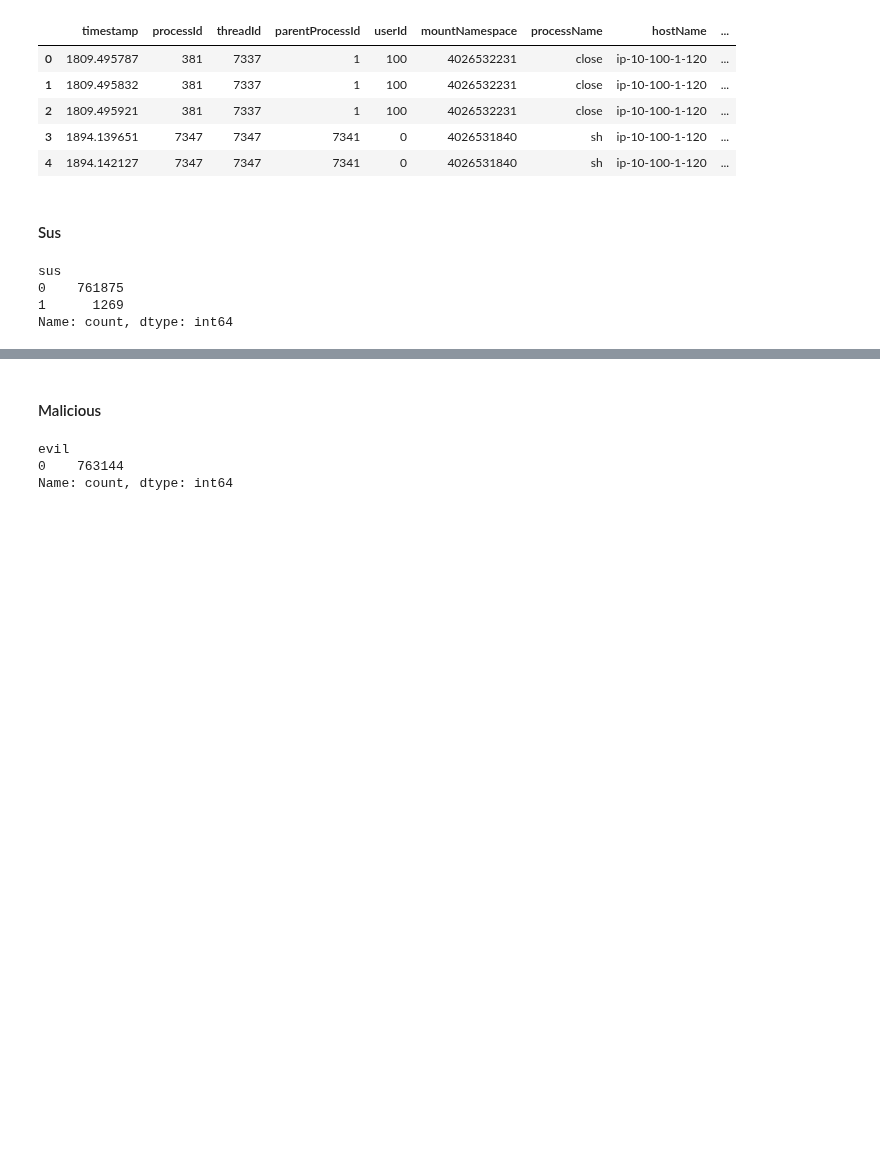
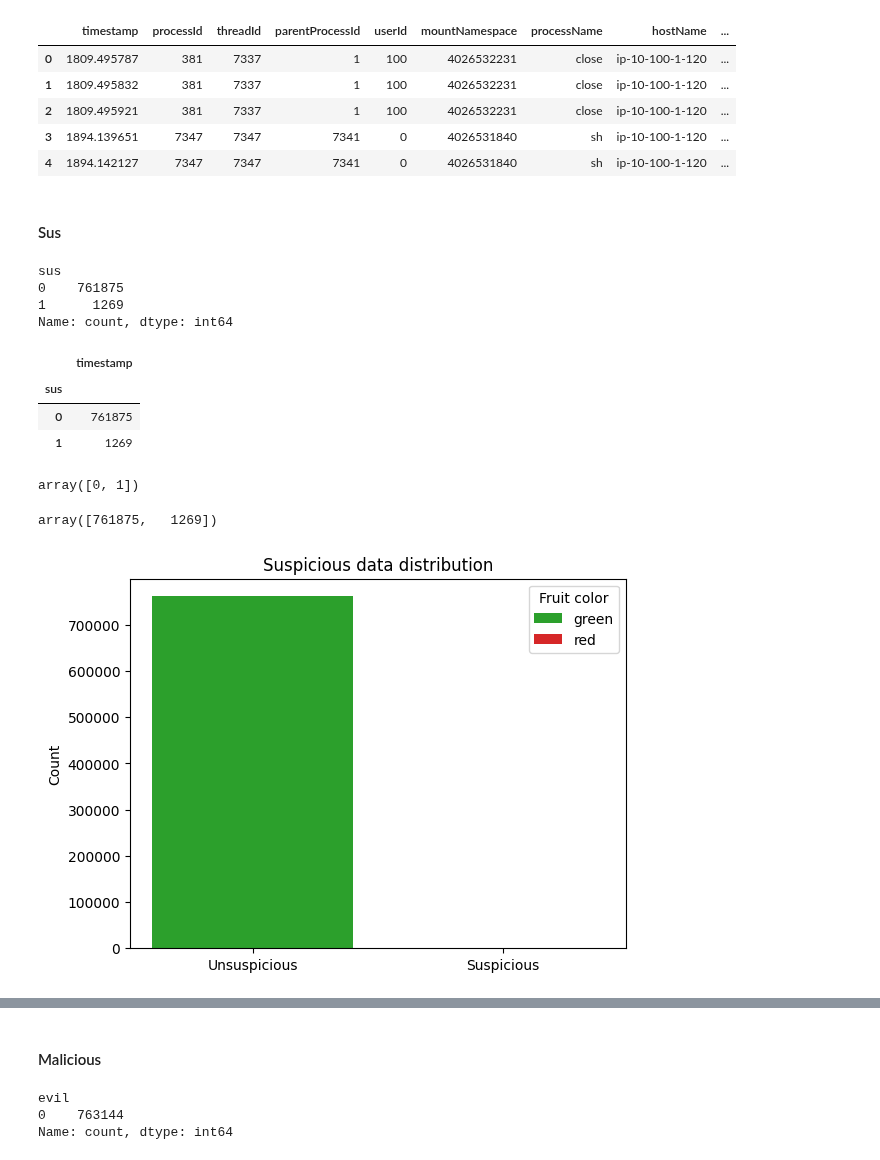
Before and after one commit to moryba/Beth-project, a Jupyter notebook: Data analysis/data analysis.ipynb, the cells around one changed output, grey strips where cells are left out. Drawn from its saved outputs; the diff is of its cells as text; code cells hidden in the pictures; blank space fills up the shorter version.

```diff
--- a/Data analysis/data analysis.ipynb
+++ b/Data analysis/data analysis.ipynb
@@ -23,7 +23,7 @@ warnings.filterwarnings("ignore")
 # %% [markdown]
 ### Training data
 # %%
-train_data = pd.read_csv('data/labelled_training_data.csv')
+train_data = pd.read_csv('../Data/labelled_training_data.csv')
 train_data.shape
 # %% [output]
 (763144, 16)
@@ -45,3 +45,36 @@ sus
 0    761875
 1      1269
 Name: count, dtype: int64
+# %%
+sus_train = train_data.groupby(['sus'])[['timestamp']].count()
+sus_train
+# %% [output]
+|  | timestamp |
+| sus |  |
+| 0 | 761875 |
+| 1 | 1269 |
+# %%
+sus_train.index.values
+# %% [output]
+array([0, 1])
+# %%
+sus_train.timestamp.values
+# %% [output]
+array([761875,   1269])
+# %%
+
+fig, ax = plt.subplots()
+labels = ['Unsuspicious', 'Suspicious']
+counts = sus_train.timestamp.values
+bar_labels = ['green', 'red']
+bar_colors = ['tab:green', 'tab:red']
+
+ax.bar(labels, counts, label=bar_labels, color=bar_colors)
+
+ax.set_ylabel('Count')
+ax.set_title('Suspicious data distribution')
+ax.legend(title='Fruit color')
+
+plt.show()
+# %% [output]
+[figure, added]
```
Also changed, not shown: parts of 2 cells of this notebook, 2 other files.
